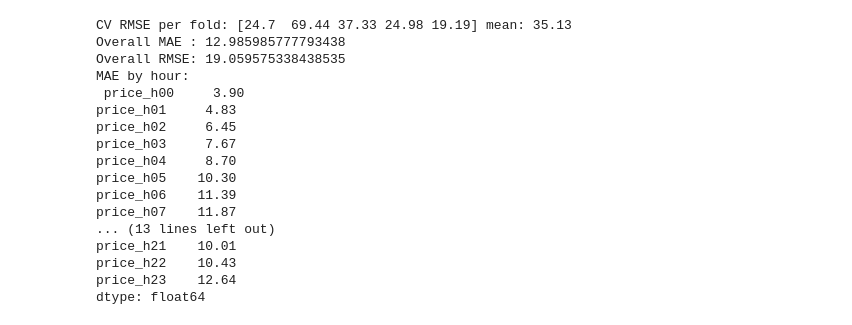
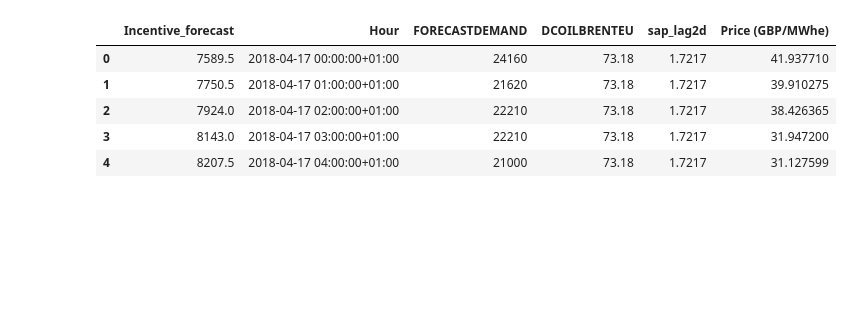
Before and after one commit to hamish-b/epex-forecast, a Jupyter notebook: baseline.ipynb, the cells around one changed output. Saved outputs shown, nothing was run; the diff lists cells and outputs as text; code cells hidden in the pictures; blank space fills up the shorter version.

Commit message:
Adding gas and oil to dataset, updating baseline model with these.

```diff
--- a/baseline.ipynb
+++ b/baseline.ipynb
@@ -7,7 +7,15 @@ from sklearn.model_selection import TimeSeriesSplit
 from sklearn.pipeline import Pipeline
 from sklearn.preprocessing import OneHotEncoder, StandardScaler
 # %%
-df = pd.read_parquet("base_EPEX_df.parquet")[["Hour", "FORECASTDEMAND", "Incentive_forecast", "Price (GBP/MWhe)"]]
+df = pd.read_parquet("base_EPEX_df.parquet")
+df.head()
+# %% [output]
+|  | Incentive_forecast | Hour | FORECASTDEMAND | DCOILBRENTEU | sap_lag2d | Price (GBP/MWhe) |
+| 0 | 7589.5 | 2018-04-17 00:00:00+01:00 | 24160 | 73.18 | 1.7217 | 41.937710 |
+| 1 | 7750.5 | 2018-04-17 01:00:00+01:00 | 21620 | 73.18 | 1.7217 | 39.910275 |
+| 2 | 7924.0 | 2018-04-17 02:00:00+01:00 | 22210 | 73.18 | 1.7217 | 38.426365 |
+| 3 | 8143.0 | 2018-04-17 03:00:00+01:00 | 22210 | 73.18 | 1.7217 | 31.947200 |
+| 4 | 8207.5 | 2018-04-17 04:00:00+01:00 | 21000 | 73.18 | 1.7217 | 31.127599 |
 # %%
 target = "Price (GBP/MWhe)"
 
@@ -26,6 +34,8 @@ def wide(col, prefix):
 
 demand = wide("FORECASTDEMAND", "demand")
 wind = wide("Incentive_forecast", "wind")
+oil = wide("DCOILBRENTEU", "oil")
+gas = wide("sap_lag2d", "gas")
 price = wide(target, "price")
 
 # Autoregressive features: shift(freq="D") shifts by true calendar days,
@@ -34,58 +44,14 @@ price_lag1 = price.shift(1, freq="D").add_suffix("_lag1d")   # yesterday's 24 pr
 price_lag7 = price.shift(7, freq="D").add_suffix("_lag7d")   # same weekday last week
 
 X = (demand.join(wind, how="inner")
+           .join(gas, how="inner")
+           .join(oil, how="inner")
            .join(price_lag1, how="inner")
            .join(price_lag7, how="inner"))
+
 X["day_of_week"] = X.index.dayofweek
+X["month"] = X.index.month_name
 X = X.dropna()
 Y = price.loc[X.index]    # 24 columns: the target vector for each day
 
-numeric_features = [c for c in X.columns if c != "day_of_week"]
-
-# --- Pipeline ---
-preprocess = ColumnTransformer([
-    ("num", StandardScaler(), numeric_features),
-    ("cat", OneHotEncoder(drop="first", handle_unknown="ignore"), ["day_of_week"]),
-])
-
-model = Pipeline([
-    ("prep", preprocess),
-    ("reg", LinearRegression()),   # multi-output: fits one linear model per hour
-])
-
-# --- Time-ordered cross-validation ---
-tscv = TimeSeriesSplit(n_splits=5)
-rmses = []
-for train_idx, test_idx in tscv.split(X):
-    model.fit(X.iloc[train_idx], Y.iloc[train_idx])
-    pred = model.predict(X.iloc[test_idx])
-    rmses.append(np.sqrt(np.mean((Y.iloc[test_idx].values - pred) ** 2)))
-print("CV RMSE per fold:", np.round(rmses, 2), "mean:", np.mean(rmses).round(2))
-
-# --- Hold-out evaluation (last 20% of days) ---
-split = int(len(X) * 0.8)
-model.fit(X.iloc[:split], Y.iloc[:split])
-pred = pd.DataFrame(model.predict(X.iloc[split:]), index=Y.index[split:], columns=Y.columns)
-
-err = pred - Y.iloc[split:]
-print("Overall MAE :", err.abs().values.mean())
-print("Overall RMSE:", np.sqrt((err ** 2).values.mean()))
-print("MAE by hour:\n", err.abs().mean().round(2))
+numeric_features = [c for c in X.columns if c not in ["month", "day_of_week"]]
-# %% [output]
-CV RMSE per fold: [24.7  69.44 37.33 24.98 19.19] mean: 35.13
-Overall MAE : 12.985985777793438
-Overall RMSE: 19.059575338438535
-MAE by hour:
- price_h00     3.90
-price_h01     4.83
-price_h02     6.45
-price_h03     7.67
-price_h04     8.70
-price_h05    10.30
-price_h06    11.39
-price_h07    11.87
-... (13 lines left out)
-price_h21    10.01
-price_h22    10.43
-price_h23    12.64
-dtype: float64
```
Also changed, not shown: parts of 2 cells of this notebook, 2 other files.
